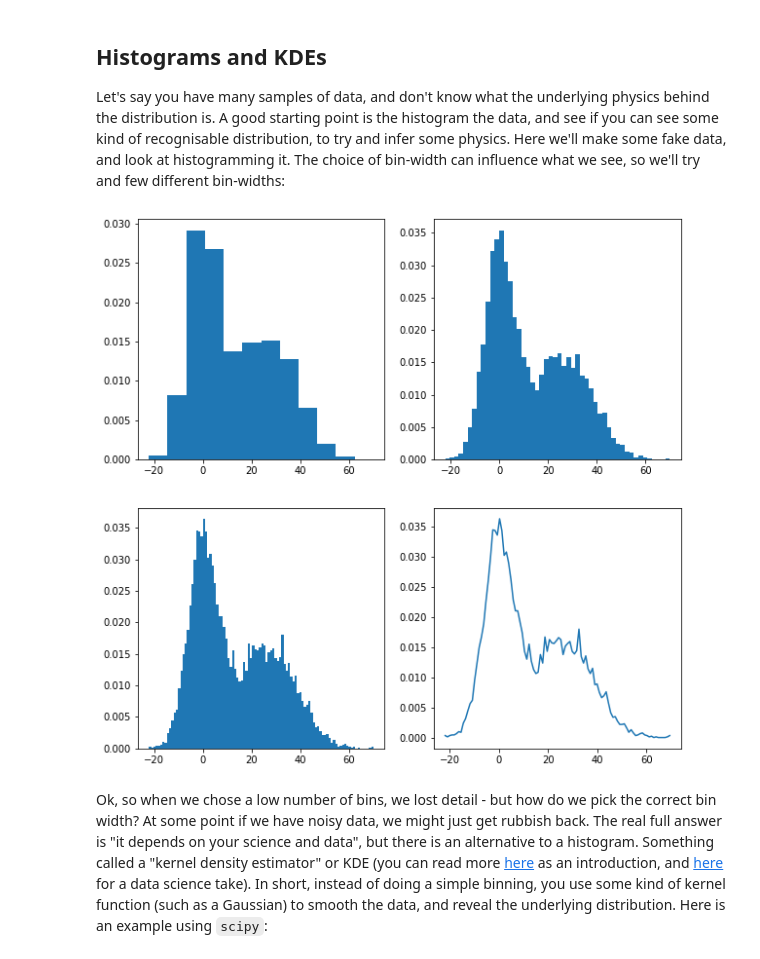
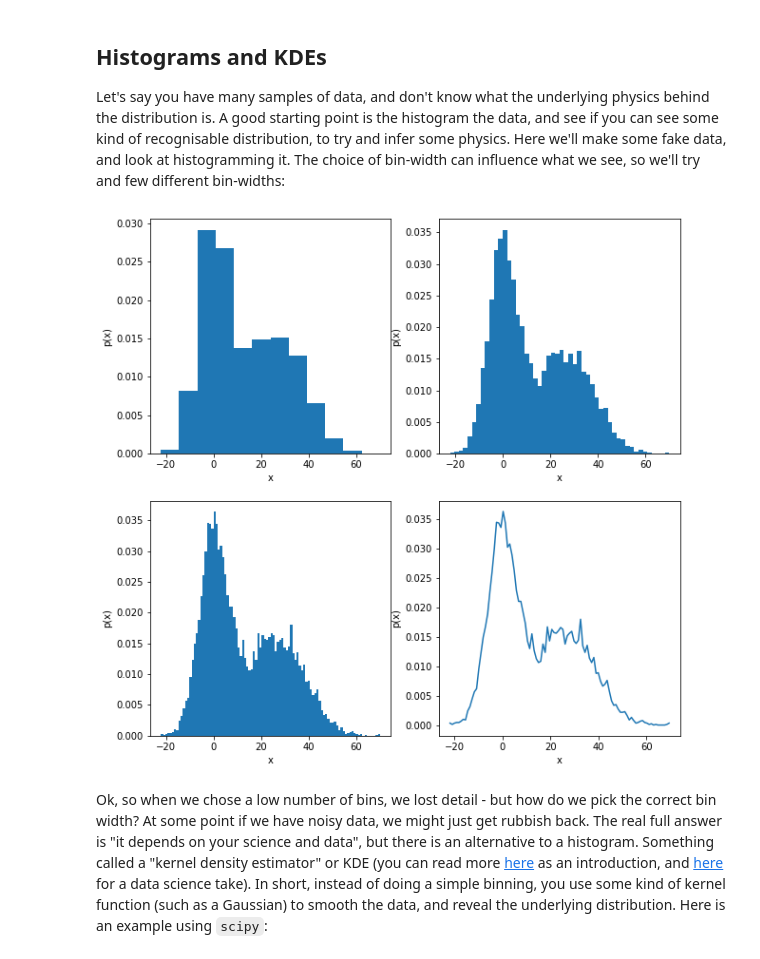
Before and after one commit to JLBLine/KAS2020, a Jupyter notebook: 1.5_Intro_to_Plotting/1.5_Intro_To_Plotting_completed.ipynb, the cells around one changed output. Saved outputs shown, nothing was run; the diff lists cells and outputs as text; code cells hidden in the pictures.

```diff
--- a/1.5_Intro_to_Plotting/1.5_Intro_To_Plotting_completed.ipynb
+++ b/1.5_Intro_to_Plotting/1.5_Intro_To_Plotting_completed.ipynb
@@ -429,34 +429,38 @@ data2 = 2*np.random.normal(13,6,5000)
 ##the data
 data = np.append(data1, data2)
 
 #Set up a few plots
 fig, axs = plt.subplots(2,2,figsize=(10,10))
 
 ##The second argument of ax.hist is the number of bins
 ##ax.hist will automatically use the highest and lowest
 ##values of your data to set the bin range
 ##density means we set the sum of the histogram to 1.0
 
 axs[0,0].hist(data,12,density=True)
 axs[0,1].hist(data,50,density=True)
 
 ##ax.hist actually returns the binned data, the bins,
 ##and the patch (the thing that was plotted) if you want
 ##to use the values for something else
 hist_data, bins, _, = axs[1,0].hist(data,100,density=True)
 
 ##However, hist returns the bin EDGES, so there are
 ##one more bin values that histogrammed data points
 ##if you want to plot the values at bin centre on another
 ##plot, you need to do something like the below
 
 bin_centres = (bins[:-1] + bins[1:]) / 2
 
 axs[1,1].plot(bin_centres, hist_data, 'C0-')
 
+for ax in axs.flatten():
+    ax.set_xlabel('x')
+    ax.set_ylabel('p(x)')
+
 plt.show()
 # %% [output]
-[figure, old version]
+[figure, new version]
 # %% [markdown]
 Ok, so when we chose a low number of bins, we lost detail - but how do we pick the correct bin width? At some point if we have noisy data, we might just get rubbish back. The real full answer is "it depends on your science and data", but there is an alternative to a histogram. Something called a "kernel density estimator" or KDE (you can read more [here](https://en.wikipedia.org/wiki/Kernel_density_estimation) as an introduction, and [here](https://towardsdatascience.com/histograms-vs-kdes-explained-ed62e7753f12) for a data science take). In short, instead of doing a simple binning, you use some kind of kernel function (such as a Gaussian) to smooth the data, and reveal the underlying distribution. Here is an example using `scipy`:
 # %%
```
Also changed, not shown: parts of 4 cells of this notebook.
